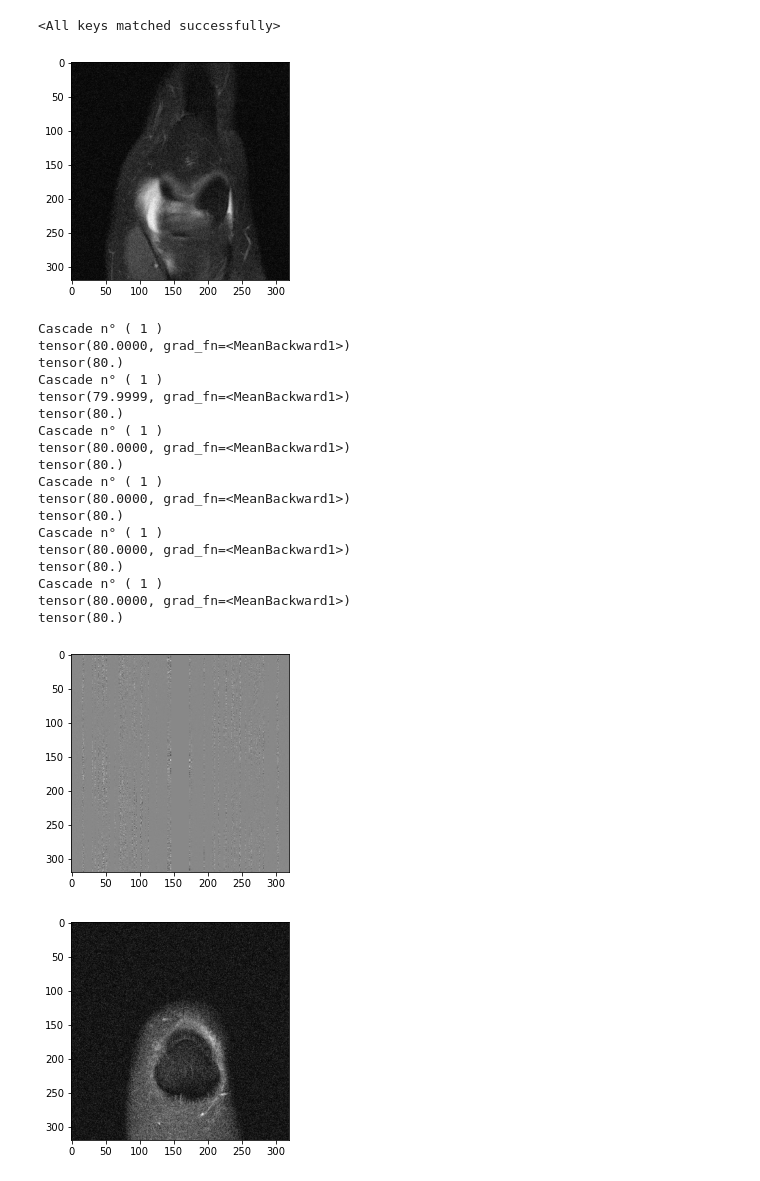
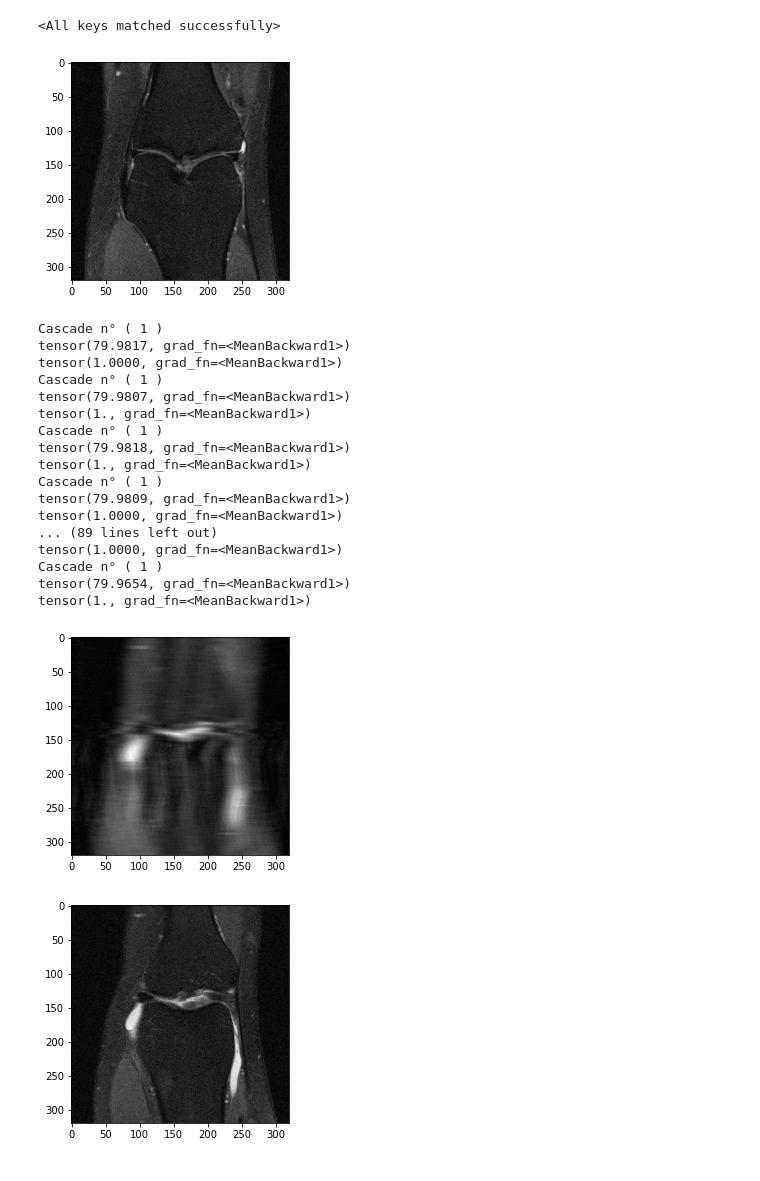
Before and after one commit to tekflio/neural, a Jupyter notebook: training_CLP.ipynb, the cells around one changed output. Saved outputs shown, nothing was run; the diff lists cells and outputs as text; code cells hidden in the pictures.

```diff
--- a/training_CLP.ipynb
+++ b/training_CLP.ipynb
@@ -31,7 +31,7 @@ def data_transform(kspace, mask, target, data_attributes, filename, slice_num):
     crop_ifft_mk = crop_ifft_mk.unsqueeze(0).unsqueeze(0)
     crop_original_img = crop_original_img.unsqueeze(0).unsqueeze(0)
 
-    return crop_ifft_mk, crop_original_img, mask2
+    return crop_original_img, crop_ifft_mk, mask2
 
 #def data_transform2(kspace, mask, target, data_attributes, filename, slice_num):
 #    # Transform the data into appropriate format
@@ -68,21 +68,25 @@ optimizer = optim.Adam(net.parameters(), lr=0.0001, betas=(0.9, 0.999), eps=1e-0
 for epoch in range(1):  # loop over the dataset multiple times
     running_loss = 0.0
     i=0
-    for crop_ifft_mk, crop_original_img, mask2 in dataset:
+    for crop_original_img, crop_ifft_mk, mask2 in dataset:
 
         optimizer.zero_grad()
 
-        outputs = net(crop_ifft_mk, crop_original_img, mask2)
+        outputs = net(crop_original_img, crop_ifft_mk, mask2)
 
         figuraoutput = outputs.squeeze(0).squeeze(0)
-        sampled_image = fastmri.ifft2c(figuraoutput)
-        sampled_image_abs = fastmri.complex_abs(sampled_image)
+        outputs_sample = fastmri.ifft2c(figuraoutput)
+        outputs_sample_abs = fastmri.complex_abs(outputs_sample)
 
         #fig = plt.figure()
-        #plt.imshow(sampled_image_abs.detach().numpy(), cmap='gray')
+        #plt.imshow(outputs_sample_abs.detach().numpy(), cmap='gray')
         #plt.savefig('pippo'+str(i)+'.jpg')
 
-        loss = criterion(crop_original_img, outputs)
+        original_img_abs = fastmri.complex_abs(crop_original_img.squeeze(0).squeeze(0))
+        #fig = plt.figure()
+        #plt.imshow(original_img_abs.detach().numpy(), cmap='gray')
+
+        loss = criterion(outputs_sample_abs, original_img_abs)
         loss.backward()
         optimizer.step()
 
@@ -137,61 +129,61 @@ net.load_state_dict(torch.load(PATH))
 <All keys matched successfully>
 # %%
 i=0
-for crop_ifft_mk, crop_original_img, mask2 in testset:
-    if i==10:
+for crop_original_img, crop_ifft_mk, mask2 in testset:
+    if i==20:
         pippo = fastmri.complex_abs(crop_original_img[0][0])
         fig = plt.figure()
         plt.imshow(pippo.detach().numpy(), cmap='gray')
     i+=1
 # %% [output]
-[figure, old version]
+[figure, new version]
 # %%
 from piq import psnr, ssim
 
 i=0
-for crop_ifft_mk, crop_original_img, mask2 in testset:
+for crop_original_img2, crop_ifft_mk2,  mask22 in testset:
 
-        outputs = net(crop_ifft_mk, crop_original_img, mask2)
+        outputs = net(crop_original_img2, crop_ifft_mk2, mask22)
 
-        figuraoutput = outputs.squeeze(0).squeeze(0)
-        sampled_image = fastmri.ifft2c(figuraoutput)
+        figuraoutput2 = outputs.squeeze(0).squeeze(0)
+        sampled_image = fastmri.ifft2c(figuraoutput2)
         sampled_image_abs = fastmri.complex_abs(sampled_image)
 
-        crop_abs = fastmri.complex_abs(crop_original_img[0][0])
+        crop_abs = fastmri.complex_abs(crop_original_img2[0][0])
 
         PSNR = psnr(sampled_image_abs,crop_abs)
-        PSNR2 = psnr(crop_abs, crop_abs)
+        SSIM = ssim(sampled_image_abs,crop_abs)
+
         print(PSNR)
-        print(PSNR2)
-        if i==5:
+        print(SSIM)
+
+        if i==15:
             fig = plt.figure()
             plt.imshow(sampled_image_abs.detach().numpy(), cmap='gray')
 
             fig = plt.figure()
             plt.imshow(crop_abs.detach().numpy(), cmap='gray')
         #plt.savefig('pippo'+str(i)+'.jpg')
-            break
 
         i += 1
         pass
 # %% [output]
 Cascade n° ( 1 )
-tensor(80.0000, grad_fn=<MeanBackward1>)
-tensor(80.)
+tensor(79.9817, grad_fn=<MeanBackward1>)
+tensor(1.0000, grad_fn=<MeanBackward1>)
 Cascade n° ( 1 )
-tensor(79.9999, grad_fn=<MeanBackward1>)
-tensor(80.)
+tensor(79.9807, grad_fn=<MeanBackward1>)
+tensor(1., grad_fn=<MeanBackward1>)
 Cascade n° ( 1 )
-tensor(80.0000, grad_fn=<MeanBackward1>)
-tensor(80.)
+tensor(79.9818, grad_fn=<MeanBackward1>)
+tensor(1., grad_fn=<MeanBackward1>)
 Cascade n° ( 1 )
-tensor(80.0000, grad_fn=<MeanBackward1>)
-tensor(80.)
+tensor(79.9809, grad_fn=<MeanBackward1>)
+tensor(1.0000, grad_fn=<MeanBackward1>)
+... (89 lines left out)
+tensor(1.0000, grad_fn=<MeanBackward1>)
 Cascade n° ( 1 )
-tensor(80.0000, grad_fn=<MeanBackward1>)
-tensor(80.)
-Cascade n° ( 1 )
-tensor(80.0000, grad_fn=<MeanBackward1>)
-tensor(80.)
+tensor(79.9654, grad_fn=<MeanBackward1>)
+tensor(1., grad_fn=<MeanBackward1>)
-[figure, old version]
+[figure, new version]
-[figure, old version]
+[figure, new version]
```
Also changed, not shown: parts of 1 cell of this notebook.
